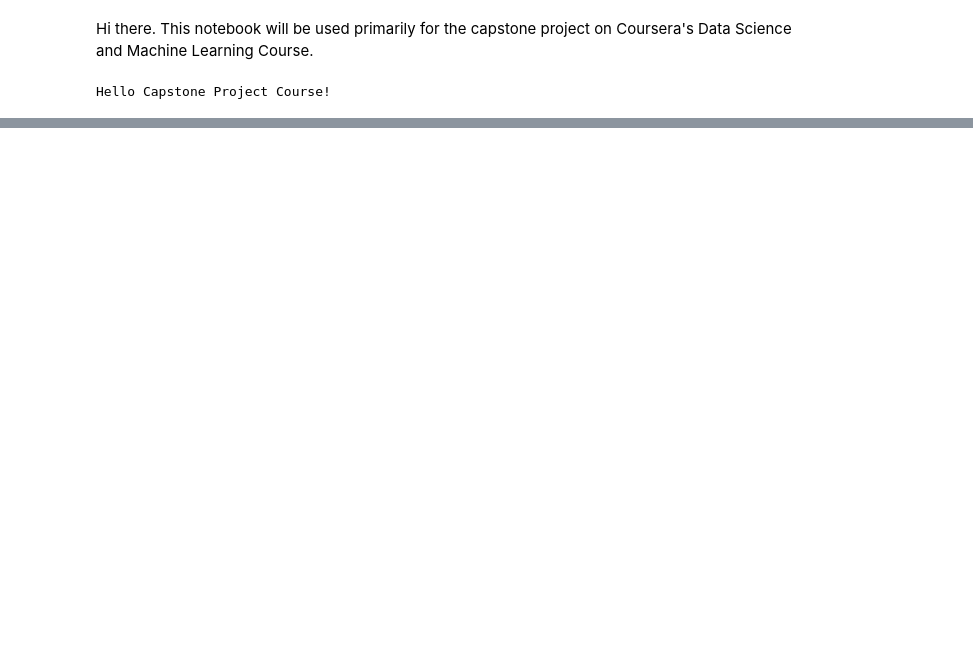
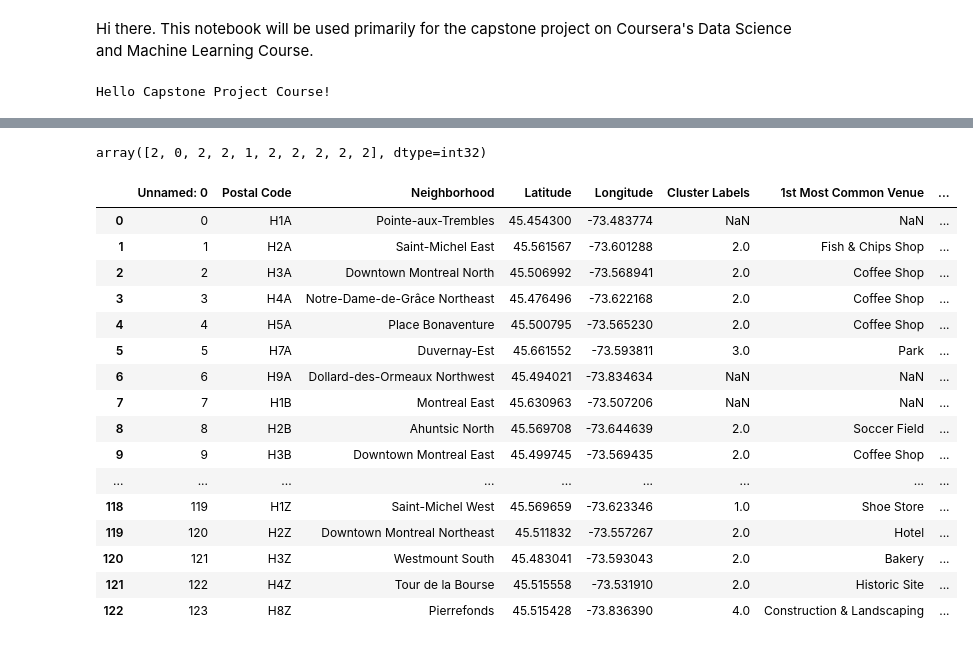
Before and after one commit to vkswami1984/Coursera_Capstone, a Jupyter notebook: Coursera Capstone Project.ipynb, the cells around one changed output, grey strips where cells are left out. Cells and saved outputs as stored; diff of their text form; code cells hidden in the pictures; blank space fills up the shorter version.

```diff
--- a/Coursera Capstone Project.ipynb
+++ b/Coursera Capstone Project.ipynb
@@ -36,0 +158,2 @@ This data contains details such as age, income and education levels, all of whic
+# %%
+map_mon = folium.Map(location=[45.4543, -73.483774], zoom_start=10)
@@ -36,0 +323,3 @@ This data contains details such as age, income and education levels, all of whic
+# %%
+mon_grouped = mon_onehot.groupby('Neighborhood').mean().reset_index()
+mon_grouped
@@ -36,0 +387,19 @@ This data contains details such as age, income and education levels, all of whic
+# %%
+num_top_venues = 10
+
+indicators = ['st', 'nd', 'rd']
+
+columns = ['Neighborhood']
+for ind in np.arange(num_top_venues):
+    try:
+        columns.append('{}{} Most Common Venue'.format(ind+1, indicators[ind]))
+    except:
+        columns.append('{}th Most Common Venue'.format(ind+1))
+
+neighborhoods_venues_sorted = pd.DataFrame(columns=columns)
+neighborhoods_venues_sorted['Neighborhood'] = mon_grouped['Neighborhood']
+
+for ind in np.arange(mon_grouped.shape[0]):
+    neighborhoods_venues_sorted.iloc[ind, 1:] = return_most_common_venues(mon_grouped.iloc[ind, :], num_top_venues)
+
+neighborhoods_venues_sorted.head()
@@ -36,0 +413,39 @@ This data contains details such as age, income and education levels, all of whic
+# %%
+kclusters = 5
+
+mon_grouped_clustering = mon_grouped.drop('Neighborhood', 1)
+
+kmeans = KMeans(n_clusters=kclusters, random_state=0).fit(mon_grouped_clustering)
+
+kmeans.labels_[0:10]
+# %% [output]
+array([2, 0, 2, 2, 1, 2, 2, 2, 2, 2], dtype=int32)
+# %%
+neighborhoods_venues_sorted.drop(['Cluster Labels'], axis=1, inplace=True)
+
+
+neighborhoods_venues_sorted.insert(0, 'Cluster Labels', kmeans.labels_)
+
+mon_merged = df_data_1
+
+mon_merged = mon_merged.join(neighborhoods_venues_sorted.set_index('Neighborhood'), on='Neighborhood')
+
+mon_merged
+# %% [output]
+|  | Unnamed: 0 | Postal Code | Neighborhood | Latitude | Longitude | Cluster Labels | 1st Most Common Venue | ... |
+| 0 | 0 | H1A | Pointe-aux-Trembles | 45.454300 | -73.483774 | NaN | NaN | ... |
+| 1 | 1 | H2A | Saint-Michel East | 45.561567 | -73.601288 | 2.0 | Fish & Chips Shop | ... |
+| 2 | 2 | H3A | Downtown Montreal North | 45.506992 | -73.568941 | 2.0 | Coffee Shop | ... |
+| 3 | 3 | H4A | Notre-Dame-de-Grâce Northeast | 45.476496 | -73.622168 | 2.0 | Coffee Shop | ... |
+| 4 | 4 | H5A | Place Bonaventure | 45.500795 | -73.565230 | 2.0 | Coffee Shop | ... |
+| 5 | 5 | H7A | Duvernay-Est | 45.661552 | -73.593811 | 3.0 | Park | ... |
+| 6 | 6 | H9A | Dollard-des-Ormeaux Northwest | 45.494021 | -73.834634 | NaN | NaN | ... |
+| 7 | 7 | H1B | Montreal East | 45.630963 | -73.507206 | NaN | NaN | ... |
+| 8 | 8 | H2B | Ahuntsic North | 45.569708 | -73.644639 | 2.0 | Soccer Field | ... |
+| 9 | 9 | H3B | Downtown Montreal East | 45.499745 | -73.569435 | 2.0 | Coffee Shop | ... |
+| ... | ... | ... | ... | ... | ... | ... | ... | ... |
+| 118 | 119 | H1Z | Saint-Michel West | 45.569659 | -73.623346 | 1.0 | Shoe Store | ... |
+| 119 | 120 | H2Z | Downtown Montreal Northeast | 45.511832 | -73.557267 | 2.0 | Hotel | ... |
+| 120 | 121 | H3Z | Westmount South | 45.483041 | -73.593043 | 2.0 | Bakery | ... |
+| 121 | 122 | H4Z | Tour de la Bourse | 45.515558 | -73.531910 | 2.0 | Historic Site | ... |
+| 122 | 123 | H8Z | Pierrefonds | 45.515428 | -73.836390 | 4.0 | Construction & Landscaping | ... |
```
Also changed, not shown: parts of 53 cells of this notebook.
